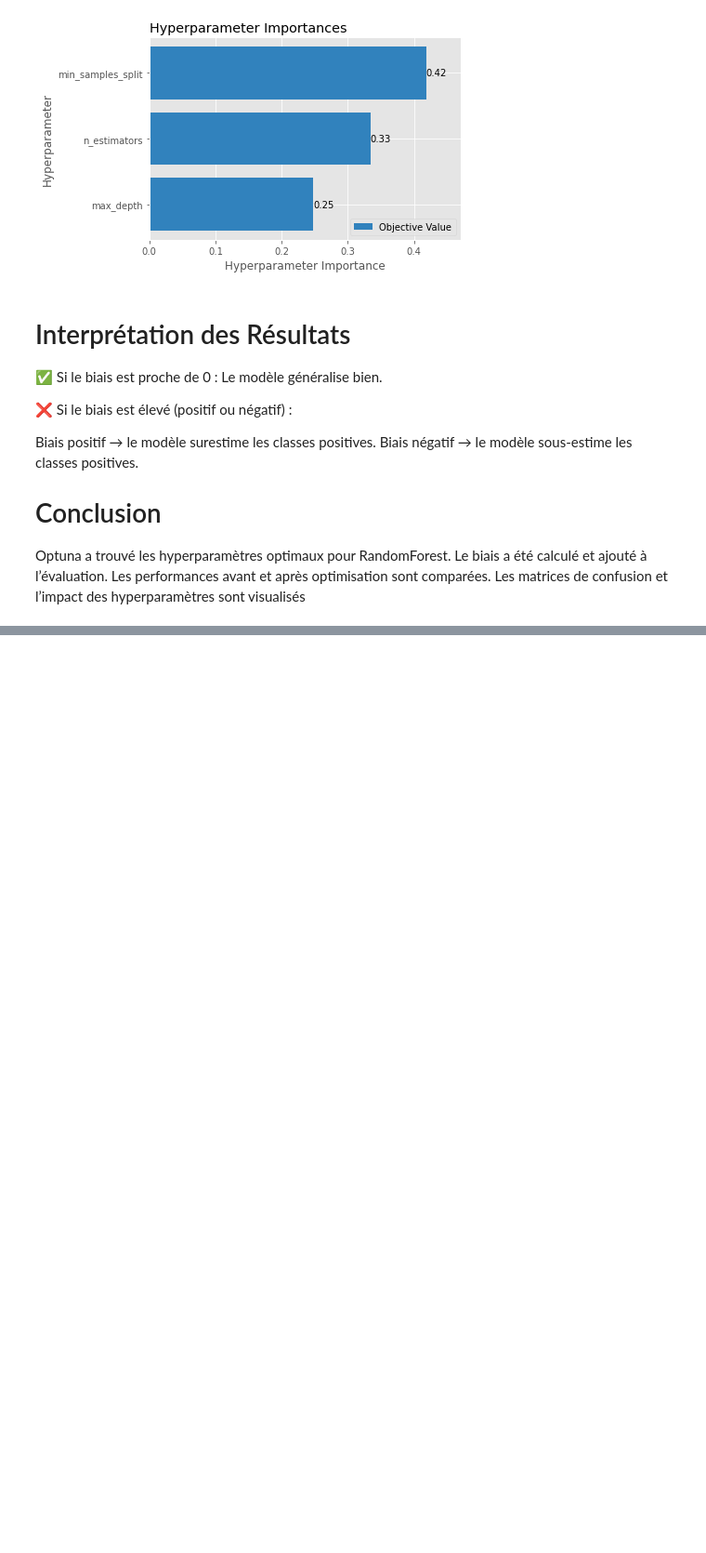
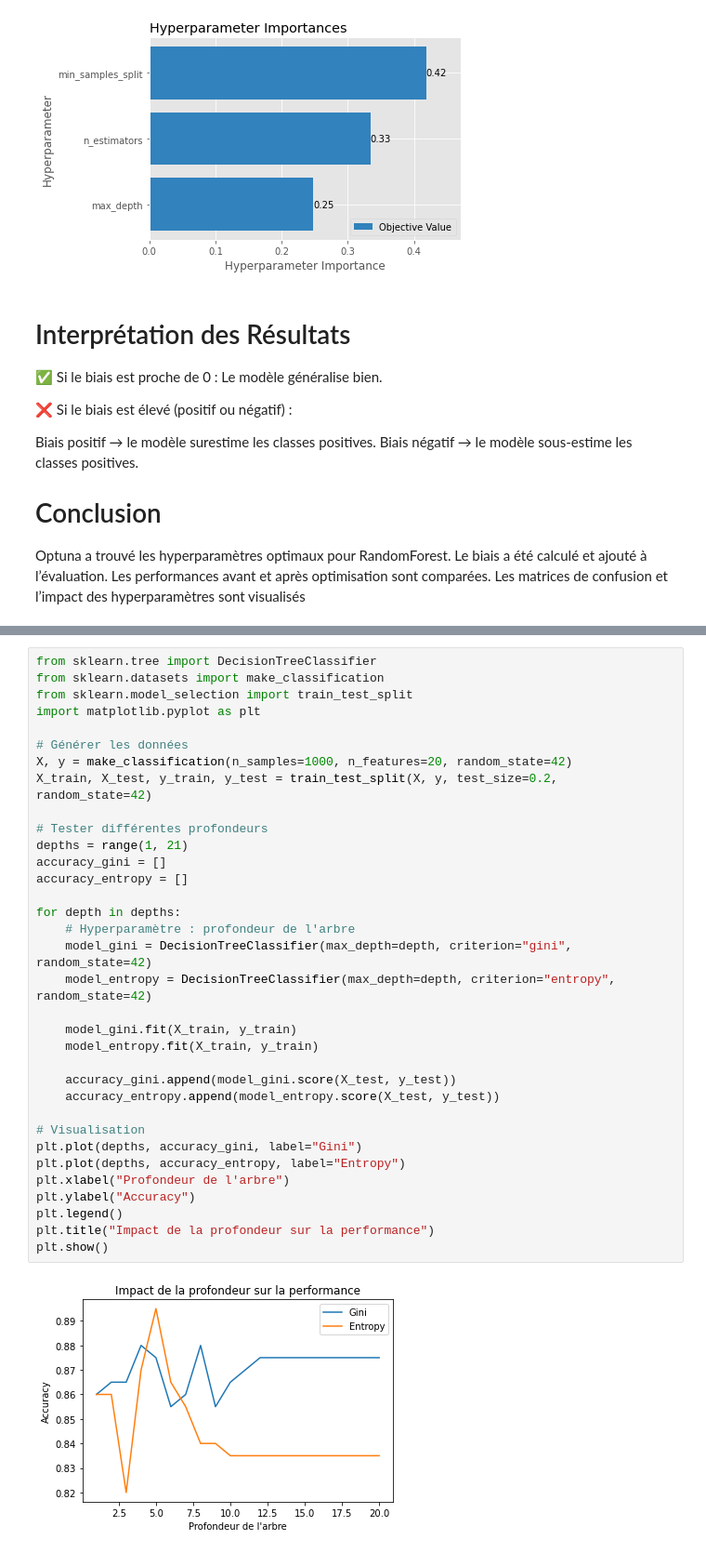
Before and after one commit to NANKENGDJIMYDAMESSE/RecherchesEreiLab, a Jupyter notebook: TpEfreiReseaschLab.ipynb, the cells around one changed output, grey strips where cells are left out. Shown: that part at 93% size. Drawn from its saved outputs; the diff is of its cells as text; blank space fills up the shorter version.

```diff
--- a/TpEfreiReseaschLab.ipynb
+++ b/TpEfreiReseaschLab.ipynb
@@ -301,0 +366,36 @@ Les matrices de confusion et l’impact des hyperparamètres sont visualisés
+# %%
+from sklearn.tree import DecisionTreeClassifier
+from sklearn.datasets import make_classification
+from sklearn.model_selection import train_test_split
+import matplotlib.pyplot as plt
+
+# Générer les données
+X, y = make_classification(n_samples=1000, n_features=20, random_state=42)
+X_train, X_test, y_train, y_test = train_test_split(X, y, test_size=0.2, random_state=42)
+
+# Tester différentes profondeurs
+depths = range(1, 21)
+accuracy_gini = []
+accuracy_entropy = []
+
+for depth in depths:
+    # Hyperparamètre : profondeur de l'arbre
+    model_gini = DecisionTreeClassifier(max_depth=depth, criterion="gini", random_state=42)
+    model_entropy = DecisionTreeClassifier(max_depth=depth, criterion="entropy", random_state=42)
+
+    model_gini.fit(X_train, y_train)
+    model_entropy.fit(X_train, y_train)
+
+    accuracy_gini.append(model_gini.score(X_test, y_test))
+    accuracy_entropy.append(model_entropy.score(X_test, y_test))
+
+# Visualisation
+plt.plot(depths, accuracy_gini, label="Gini")
+plt.plot(depths, accuracy_entropy, label="Entropy")
+plt.xlabel("Profondeur de l'arbre")
+plt.ylabel("Accuracy")
+plt.legend()
+plt.title("Impact de la profondeur sur la performance")
+plt.show()
+# %% [output]
+[figure, added]
```
Also changed, not shown: parts of 13 cells of this notebook.
